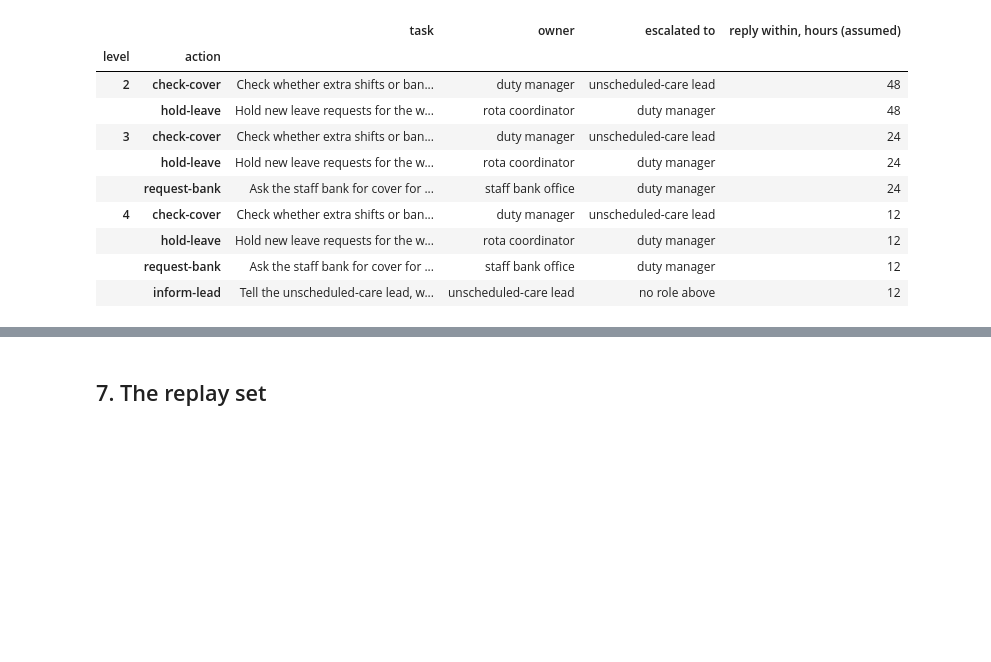
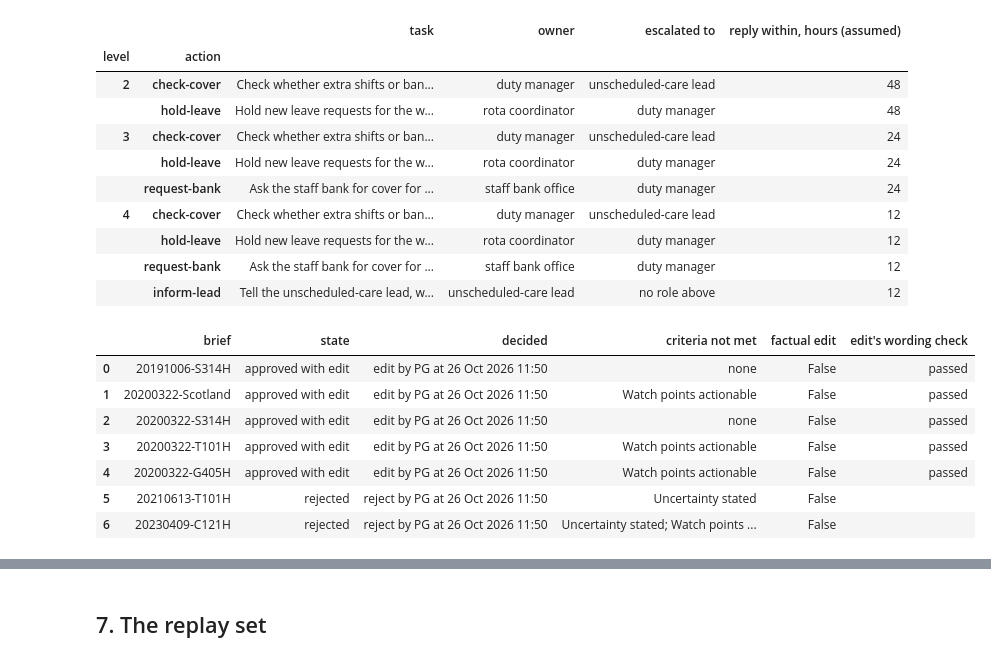
Before and after one commit to PaddyGilliland1/industry-integrated-ai-system-synthesis-old, a Jupyter notebook: ae_escalation_spot_check.ipynb, the cells around one changed output, grey strips where cells are left out. Cells and saved outputs as stored; diff of their text form; code cells hidden in the pictures; blank space fills up the shorter version.

```diff
--- a/ae_escalation_spot_check.ipynb
+++ b/ae_escalation_spot_check.ipynb
@@ -1290,19 +1410,40 @@ Level 1 sets no staffing action. The actions are illustrative, and the deadlines
 # %%
 queue = rp.queue_with_decisions(result, paths, settings=chosen_settings)
 for refusal in queue.refusals:
     print(f"Refused, and logged: {refusal['reason']}")
+criterion = {c.field: c.name for c in ap.CRITERIA}
 pd.DataFrame(
     [
         {
             "brief": i.brief_id,
             "state": i.state,
-            "decisions": "; ".join(
+            "decided": "; ".join(
                 f"{d.action} by {d.initials} at {d.decided_at:%d %b %Y %H:%M}"
-                f", {d.criteria.count()} of 6 criteria met"
-                + (", factual edit" if d.factual_edit else "")
                 for d in i.decisions
+            ),
+            "criteria not met": "; ".join(
+                criterion[f]
+                for d in i.decisions
+                for f, ok in d.criteria
+                if not ok
+            )
+            or "none",
+            "factual edit": any(d.factual_edit for d in i.decisions),
+            "edit's wording check": (
+                ""
+                if i.edit_wording is None
+                else "passed" if i.edit_wording.passed else "failed"
             ),
         }
         for i in queue.items()
     ]
 )
+# %% [output]
+|  | brief | state | decided | criteria not met | factual edit | edit's wording check |
+| 0 | 20191006-S314H | approved with edit | edit by PG at 26 Oct 2026 11:50 | none | False | passed |
+| 1 | 20200322-Scotland | approved with edit | edit by PG at 26 Oct 2026 11:50 | Watch points actionable | False | passed |
+| 2 | 20200322-S314H | approved with edit | edit by PG at 26 Oct 2026 11:50 | none | False | passed |
+| 3 | 20200322-T101H | approved with edit | edit by PG at 26 Oct 2026 11:50 | Watch points actionable | False | passed |
+| 4 | 20200322-G405H | approved with edit | edit by PG at 26 Oct 2026 11:50 | Watch points actionable | False | passed |
+| 5 | 20210613-T101H | rejected | reject by PG at 26 Oct 2026 11:50 | Uncertainty stated | False |  |
+| 6 | 20230409-C121H | rejected | reject by PG at 26 Oct 2026 11:50 | Uncertainty stated; Watch points ... | False |  |
```
Also changed, not shown: parts of 13 cells of this notebook.
